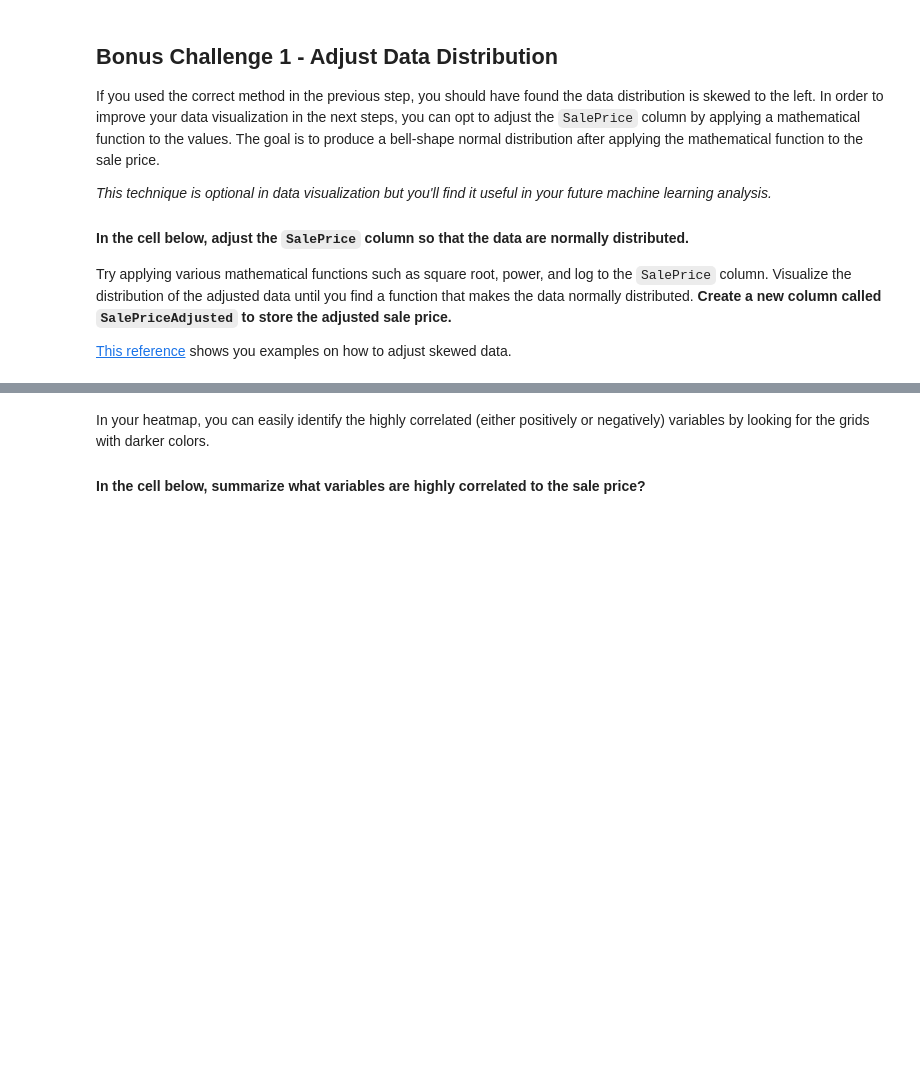
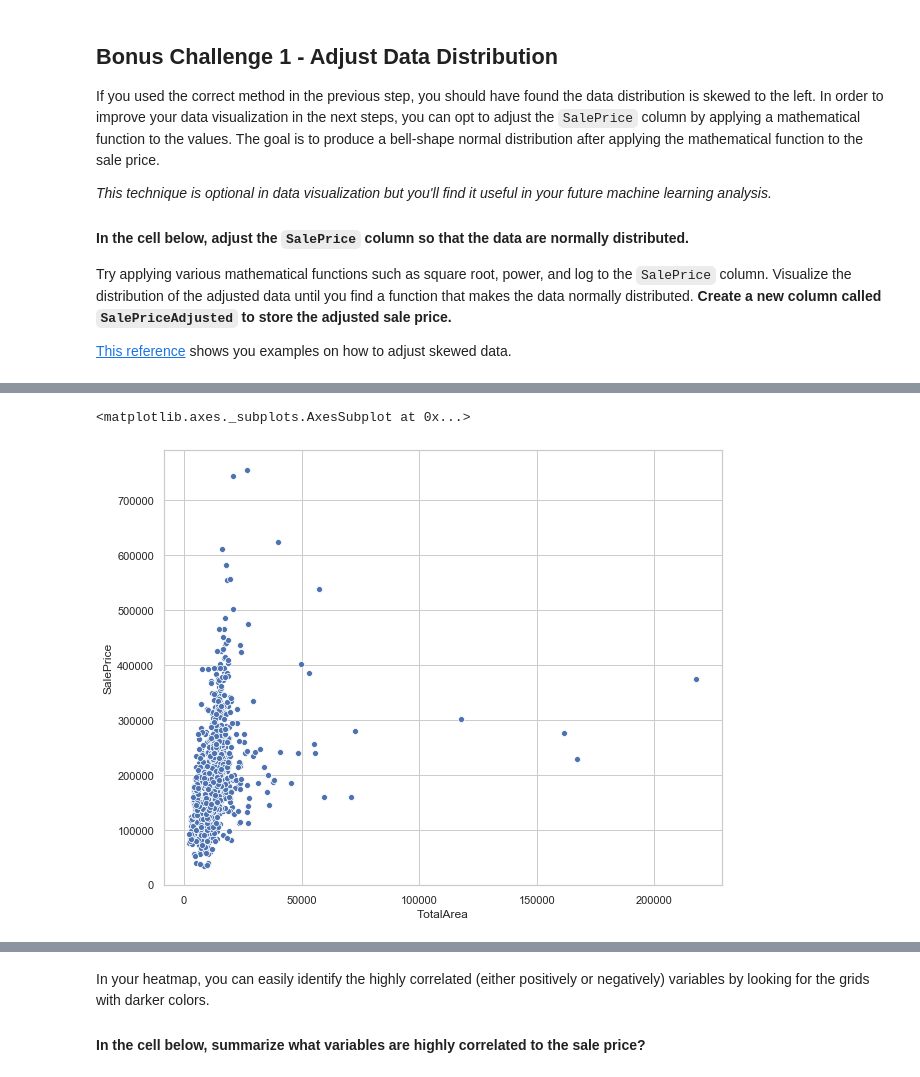
Before and after one commit to ta-datapt-bcn/lab-storytelling-data-visualization, a Jupyter notebook: your-code/main.ipynb, the cells around one changed output, grey strips where cells are left out. Saved outputs shown, nothing was run; the diff lists cells and outputs as text; code cells hidden in the pictures; blank space fills up the shorter version.

```diff
--- a/your-code/main.ipynb
+++ b/your-code/main.ipynb
@@ -105,0 +132,8 @@ Note that:
+# %%
+df['TotalArea']= df['GrLivArea']+df['LotArea']+df['GarageArea']
+
+f = plt.figure(figsize=(10,8))
+sns.scatterplot(x='TotalArea',y='SalePrice', data=df)
+# %% [output]
+<matplotlib.axes._subplots.AxesSubplot at 0x...>
+[figure, added]
```
Also changed, not shown: parts of 29 cells of this notebook, 1 other file.
